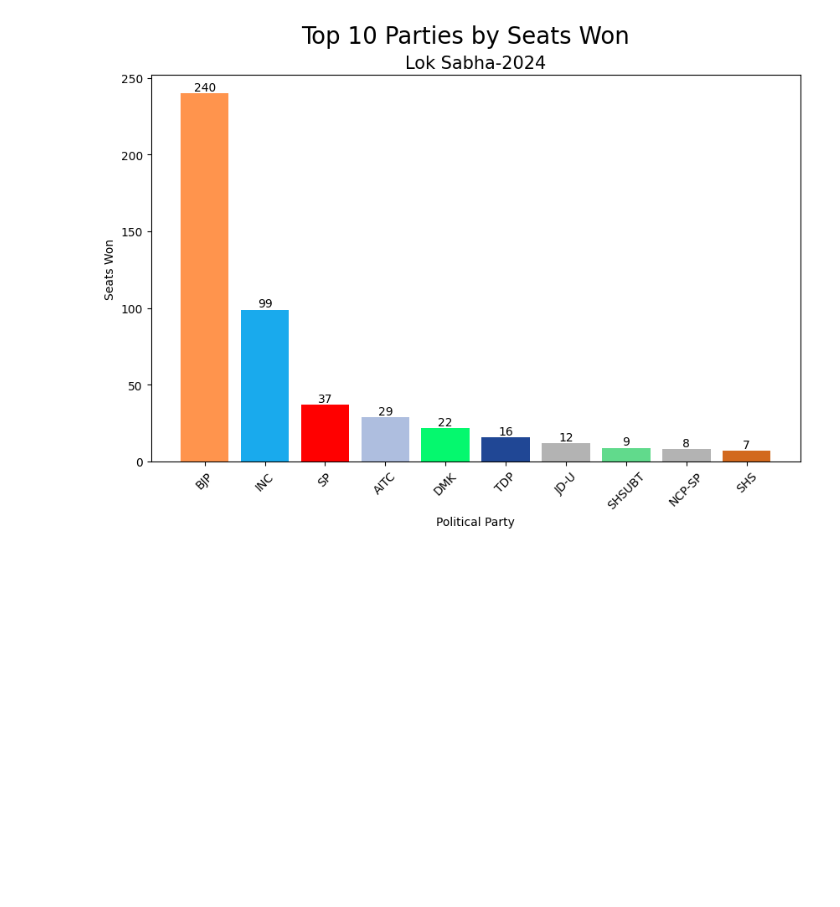
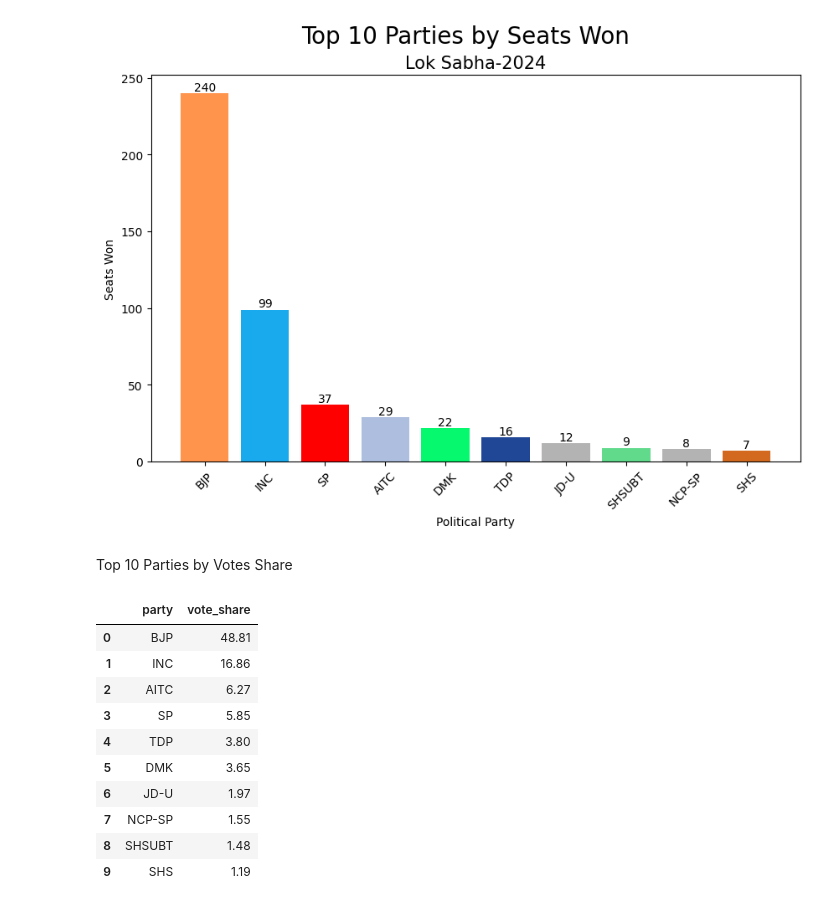
Before and after one commit to saisantoshv3/2024_loksabha_elections, a Jupyter notebook: script/data.ipynb, the cells around one changed output. Cells and saved outputs as stored; diff of their text form; code cells hidden in the pictures; blank space fills up the shorter version.

```diff
--- a/script/data.ipynb
+++ b/script/data.ipynb
@@ -68,3 +69,34 @@ plt.savefig('/Users/apple/Desktop/projects/2024_loksabha_elections/images/top_te
 plt.show()
 # %% [output]
 [figure]
+# %% [markdown]
+Top 10 Parties by Votes Share
+# %%
+
+vote_share_df = winners_df.groupby('short_form')['total_votes'].sum()
+
+
+vote_share_df=vote_share_df.rename('vote_share')
+vote_share_df = round(100*(vote_share_df / vote_share_df.sum()),2)
+
+
+vote_share_df = vote_share_df.reset_index()
+
+vote_share_df.columns = ['party', 'vote_share']
+
+vote_share_df=vote_share_df.sort_values(by=['vote_share'],ascending=False,ignore_index=True).head(10)
+
+
+vote_share_df
+# %% [output]
+|  | party | vote_share |
+| 0 | BJP | 48.81 |
+| 1 | INC | 16.86 |
+| 2 | AITC | 6.27 |
+| 3 | SP | 5.85 |
+| 4 | TDP | 3.80 |
+| 5 | DMK | 3.65 |
+| 6 | JD-U | 1.97 |
+| 7 | NCP-SP | 1.55 |
+| 8 | SHSUBT | 1.48 |
+| 9 | SHS | 1.19 |
```
Also changed, not shown: parts of 3 cells of this notebook, 1 other file.
